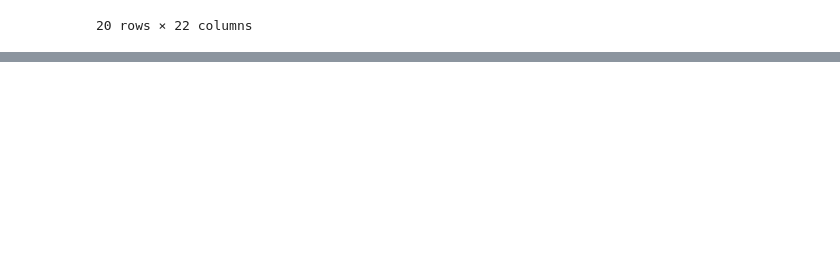
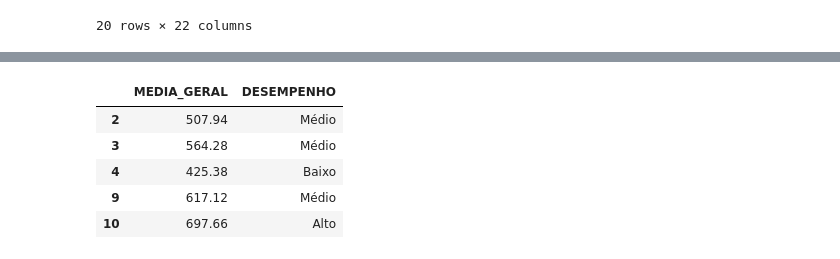
Before and after one commit to MariaGabiXavier/projeto-dashboard, a Jupyter notebook: notebooks/projeto_final.ipynb, the cells around one changed output, grey strips where cells are left out. Cells and saved outputs as stored; diff of their text form; code cells hidden in the pictures; blank space fills up the shorter version.

```diff
--- a/notebooks/projeto_final.ipynb
+++ b/notebooks/projeto_final.ipynb
@@ -272,0 +292,19 @@ df_final.head(20)
+# %%
+# Criando classificação de desempenho
+def classificar_desempenho(media):
+    if media < 450:
+        return 'Baixo'
+    elif media < 650:
+        return 'Médio'
+    else:
+        return 'Alto'
+
+df_final['DESEMPENHO'] = df_final['MEDIA_GERAL'].apply(classificar_desempenho)
+df_final[['MEDIA_GERAL', 'DESEMPENHO']].head()
+# %% [output]
+|  | MEDIA_GERAL | DESEMPENHO |
+| 2 | 507.94 | Médio |
+| 3 | 564.28 | Médio |
+| 4 | 425.38 | Baixo |
+| 9 | 617.12 | Médio |
+| 10 | 697.66 | Alto |
```
Also changed, not shown: parts of 5 cells of this notebook.
